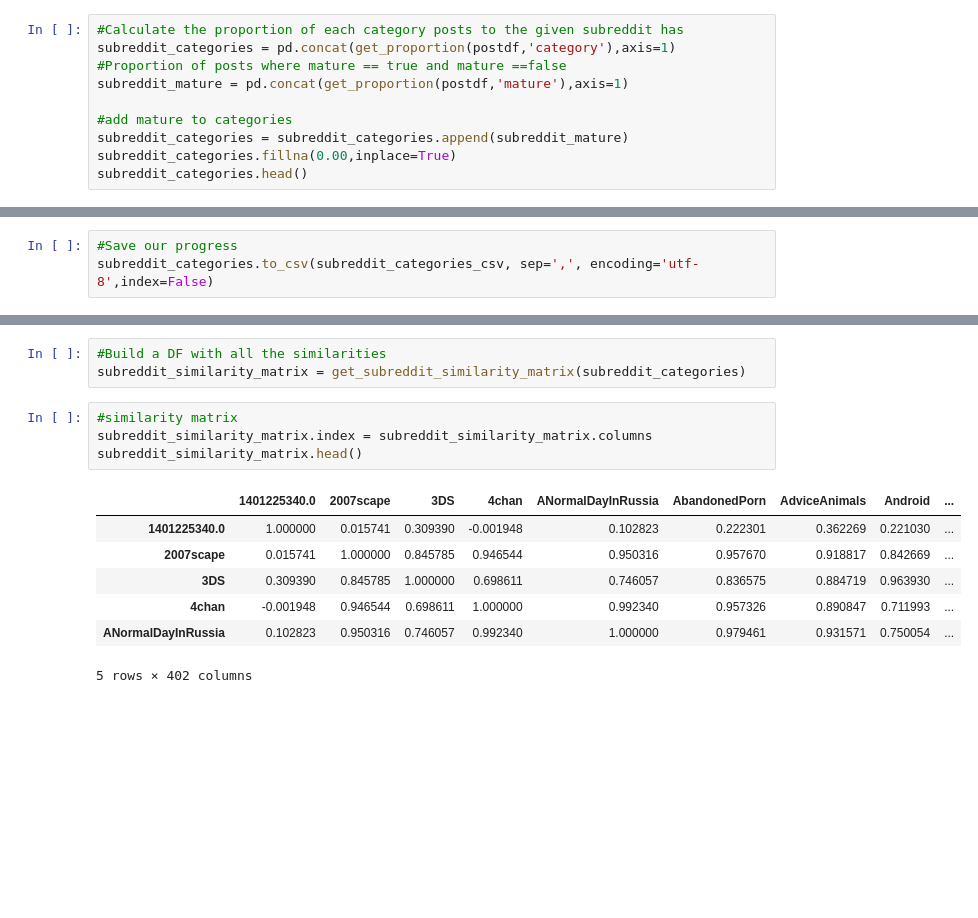
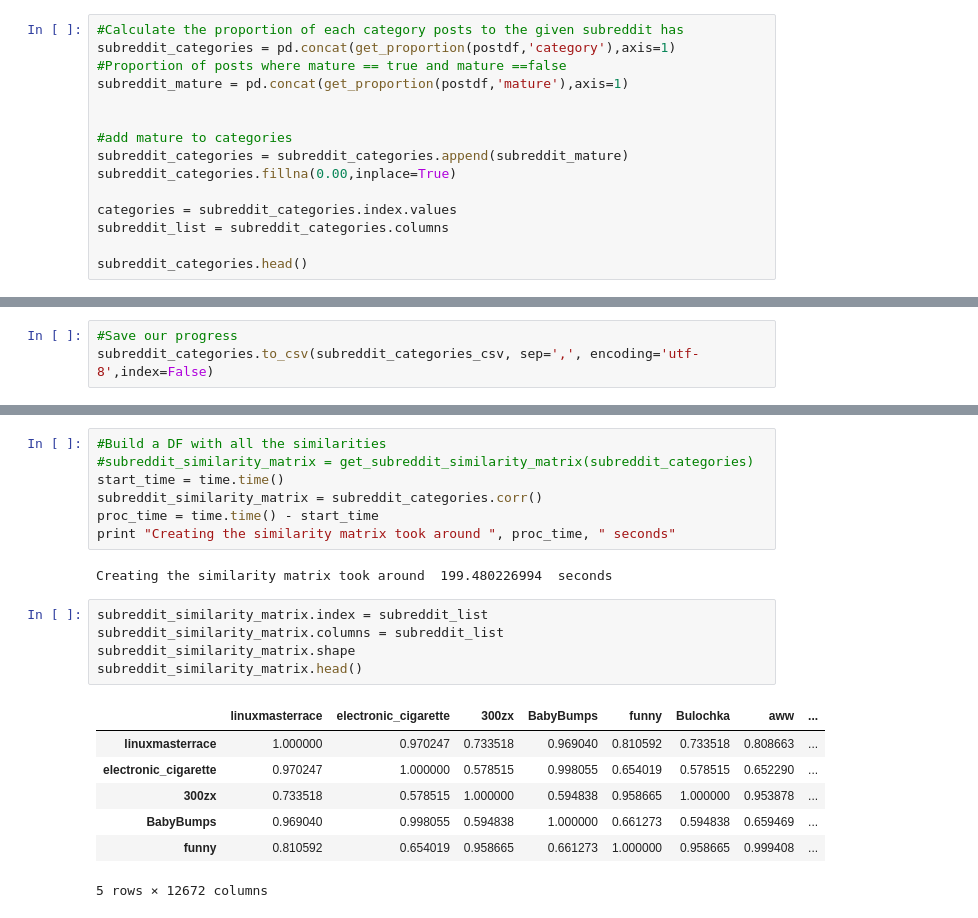
Before and after one commit to BDKNS/CS109Project2014, a Jupyter notebook: DataModel.ipynb, the cells around one changed output, grey strips where cells are left out. Saved outputs shown, nothing was run; the diff lists cells and outputs as text; blank space fills up the shorter version.

```diff
--- a/DataModel.ipynb
+++ b/DataModel.ipynb
@@ -189,8 +252,13 @@ subreddit_categories = pd.concat(get_proportion(postdf,'category'),axis=1)
 #Proportion of posts where mature == true and mature ==false
 subreddit_mature = pd.concat(get_proportion(postdf,'mature'),axis=1)
 
+
 #add mature to categories
 subreddit_categories = subreddit_categories.append(subreddit_mature)
 subreddit_categories.fillna(0.00,inplace=True)
+
+categories = subreddit_categories.index.values
+subreddit_list = subreddit_categories.columns
+
 subreddit_categories.head()
 # %% [output]
@@ -241,18 +314,25 @@ Length: 402, dtype: float64
 # %%
 #Build a DF with all the similarities
-subreddit_similarity_matrix = get_subreddit_similarity_matrix(subreddit_categories)
+#subreddit_similarity_matrix = get_subreddit_similarity_matrix(subreddit_categories)
+start_time = time.time()
+subreddit_similarity_matrix = subreddit_categories.corr()
+proc_time = time.time() - start_time
+print "Creating the similarity matrix took around ", proc_time, " seconds"
+# %% [output]
+Creating the similarity matrix took around  199.480226994  seconds
 # %%
-#similarity matrix
-subreddit_similarity_matrix.index = subreddit_similarity_matrix.columns
+subreddit_similarity_matrix.index = subreddit_list
+subreddit_similarity_matrix.columns = subreddit_list
+subreddit_similarity_matrix.shape
 subreddit_similarity_matrix.head()
 # %% [output]
-|  | 1401225340.0 | 2007scape | 3DS | 4chan | ANormalDayInRussia | AbandonedPorn | AdviceAnimals | Android | ... |
-| 1401225340.0 | 1.000000 | 0.015741 | 0.309390 | -0.001948 | 0.102823 | 0.222301 | 0.362269 | 0.221030 | ... |
-| 2007scape | 0.015741 | 1.000000 | 0.845785 | 0.946544 | 0.950316 | 0.957670 | 0.918817 | 0.842669 | ... |
-| 3DS | 0.309390 | 0.845785 | 1.000000 | 0.698611 | 0.746057 | 0.836575 | 0.884719 | 0.963930 | ... |
-| 4chan | -0.001948 | 0.946544 | 0.698611 | 1.000000 | 0.992340 | 0.957326 | 0.890847 | 0.711993 | ... |
-| ANormalDayInRussia | 0.102823 | 0.950316 | 0.746057 | 0.992340 | 1.000000 | 0.979461 | 0.931571 | 0.750054 | ... |
+|  | linuxmasterrace | electronic_cigarette | 300zx | BabyBumps | funny | Bulochka | aww | ... |
+| linuxmasterrace | 1.000000 | 0.970247 | 0.733518 | 0.969040 | 0.810592 | 0.733518 | 0.808663 | ... |
+| electronic_cigarette | 0.970247 | 1.000000 | 0.578515 | 0.998055 | 0.654019 | 0.578515 | 0.652290 | ... |
+| 300zx | 0.733518 | 0.578515 | 1.000000 | 0.594838 | 0.958665 | 1.000000 | 0.953878 | ... |
+| BabyBumps | 0.969040 | 0.998055 | 0.594838 | 1.000000 | 0.661273 | 0.594838 | 0.659469 | ... |
+| funny | 0.810592 | 0.654019 | 0.958665 | 0.661273 | 1.000000 | 0.958665 | 0.999408 | ... |
-5 rows × 402 columns
+5 rows × 12672 columns
 # %%
 description_sim_matrix = subreddit_similarity_matrix.describe()
 description_sim_matrix
```
Also changed, not shown: parts of 22 cells of this notebook.
